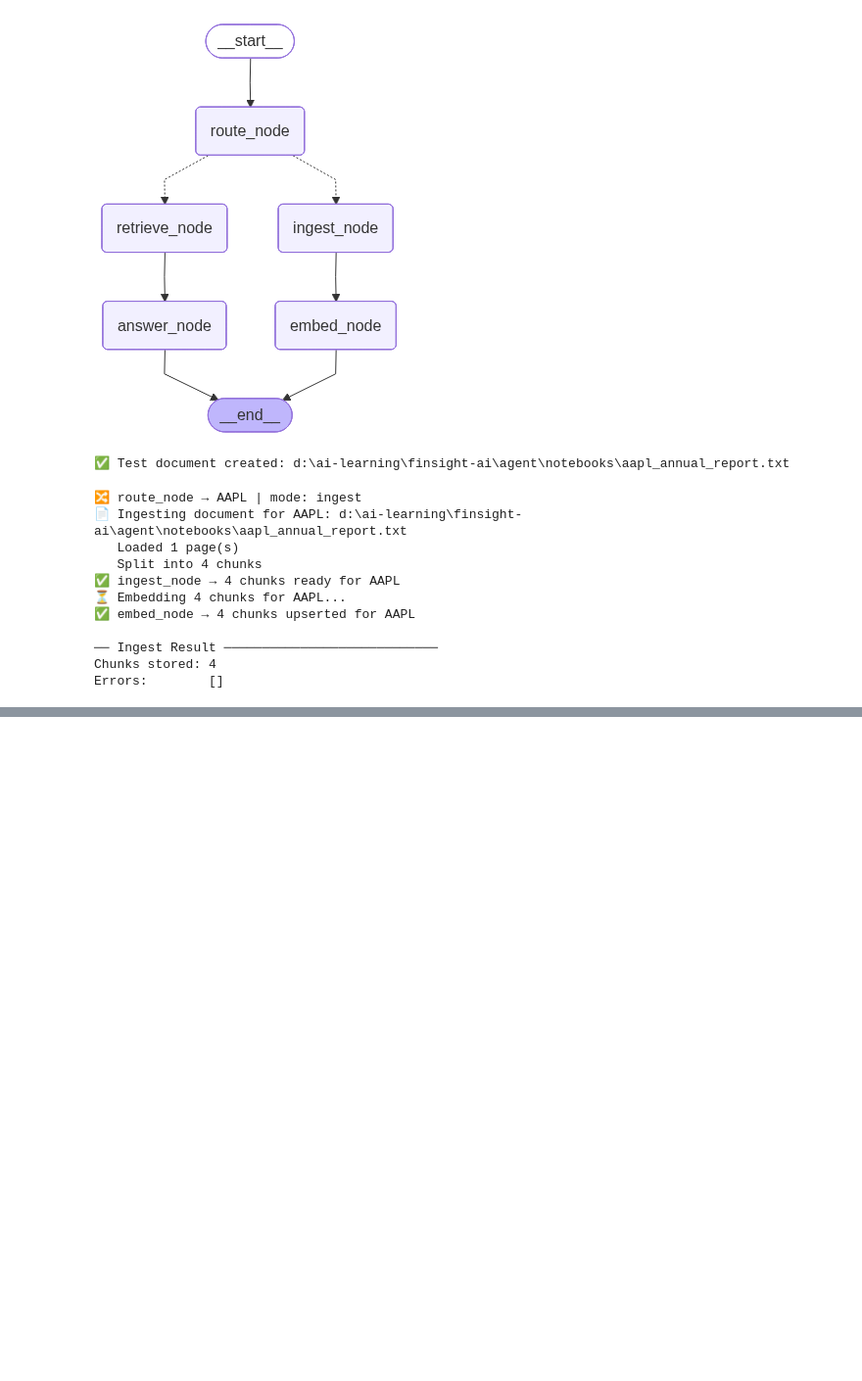
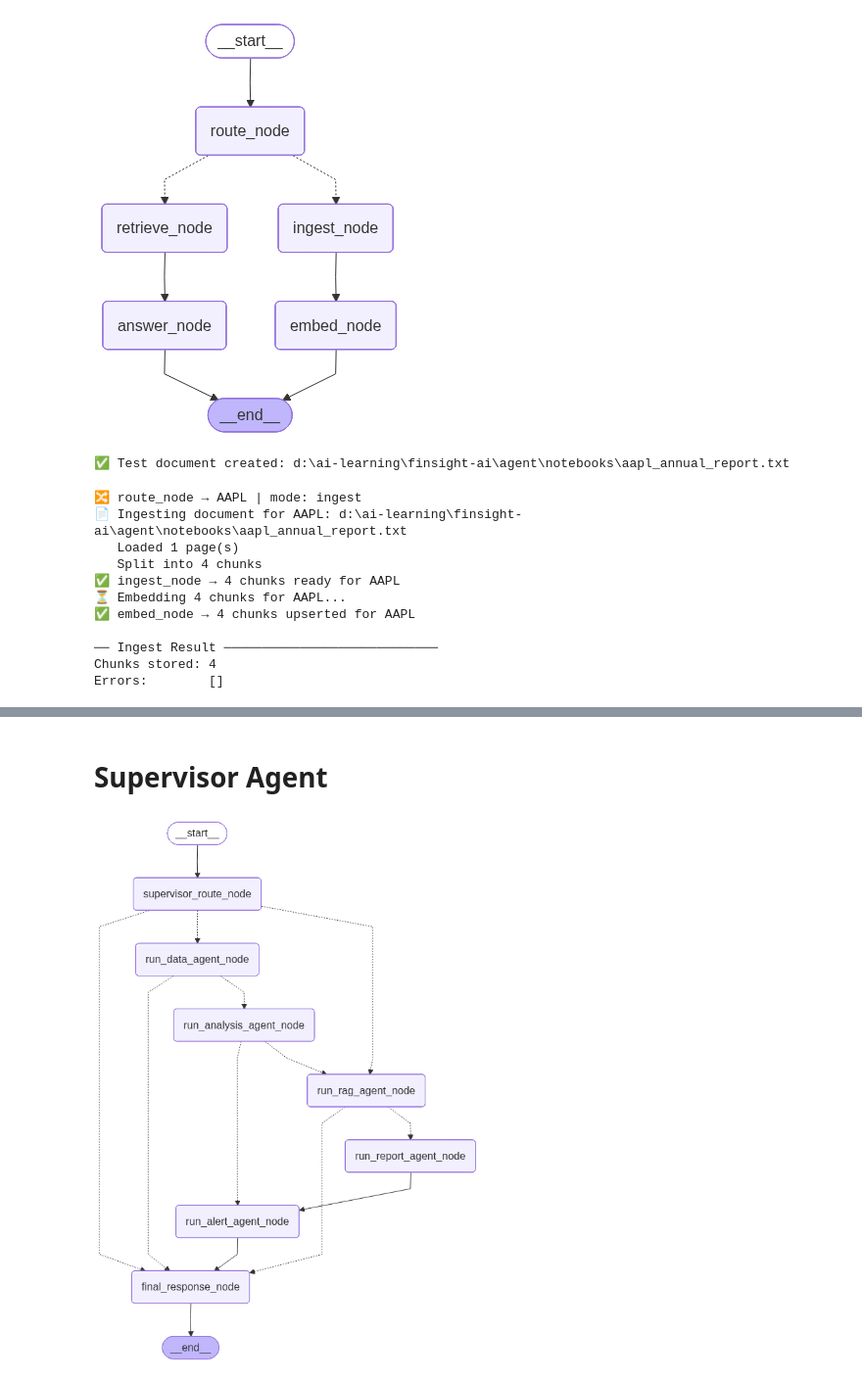
Before and after one commit to PrashantAghara/finsight-ai, a Jupyter notebook: agent/notebooks/agents.ipynb, the cells around one changed output, grey strips where cells are left out. Shown at 98% size. Drawn from its saved outputs; the diff is of its cells as text; code cells hidden in the pictures; blank space fills up the shorter version.

```diff
--- a/agent/notebooks/agents.ipynb
+++ b/agent/notebooks/agents.ipynb
@@ -1544,0 +2149,2 @@ Errors: []
+# %% [markdown]
+# Supervisor Agent
@@ -1544,0 +2198,6 @@ Errors: []
+# %%
+def supervisor_route_node(state: SupervisorState) -> dict:
+    symbol = state["symbol"]
+    mode = state["mode"]
+    print(f"🎯 Supervisor routing → {symbol} | mode: {mode}")
+    return {}
@@ -1544,0 +2480,34 @@ Errors: []
+# %%
+def route_by_query_mode(state: SupervisorState) -> str:
+    mode = state["mode"]
+    if mode in ("analyse", "report"):
+        return "run_data_agent_node"
+    elif mode == "chat":
+        return "run_rag_agent_node"
+    elif mode == "ingest":
+        return "run_rag_agent_node"
+    else:
+        return "final_response_node"
+
+
+def after_data_agent(state: SupervisorState) -> str:
+    mode = state["mode"]
+    if mode in ("analyse", "report"):
+        return "run_analysis_agent_node"
+    return "final_response_node"
+
+
+def after_analysis_agent(state: SupervisorState) -> str:
+    mode = state["mode"]
+    if mode == "report":
+        return "run_rag_agent_node"
+    return "run_alert_agent_node"
+
+
+def after_rag_agent(state: SupervisorState) -> str:
+    mode = state["mode"]
+    if mode == "report":
+        return "run_report_agent_node"
+    elif mode in ("chat", "ingest"):
+        return "final_response_node"
+    return "final_response_node"
@@ -1544,0 +2575,4 @@ Errors: []
+# %%
+display(Image(supervisor.get_graph().draw_mermaid_png()))
+# %% [output]
+[figure, added]
```
Also changed, not shown: parts of 57 cells of this notebook.
